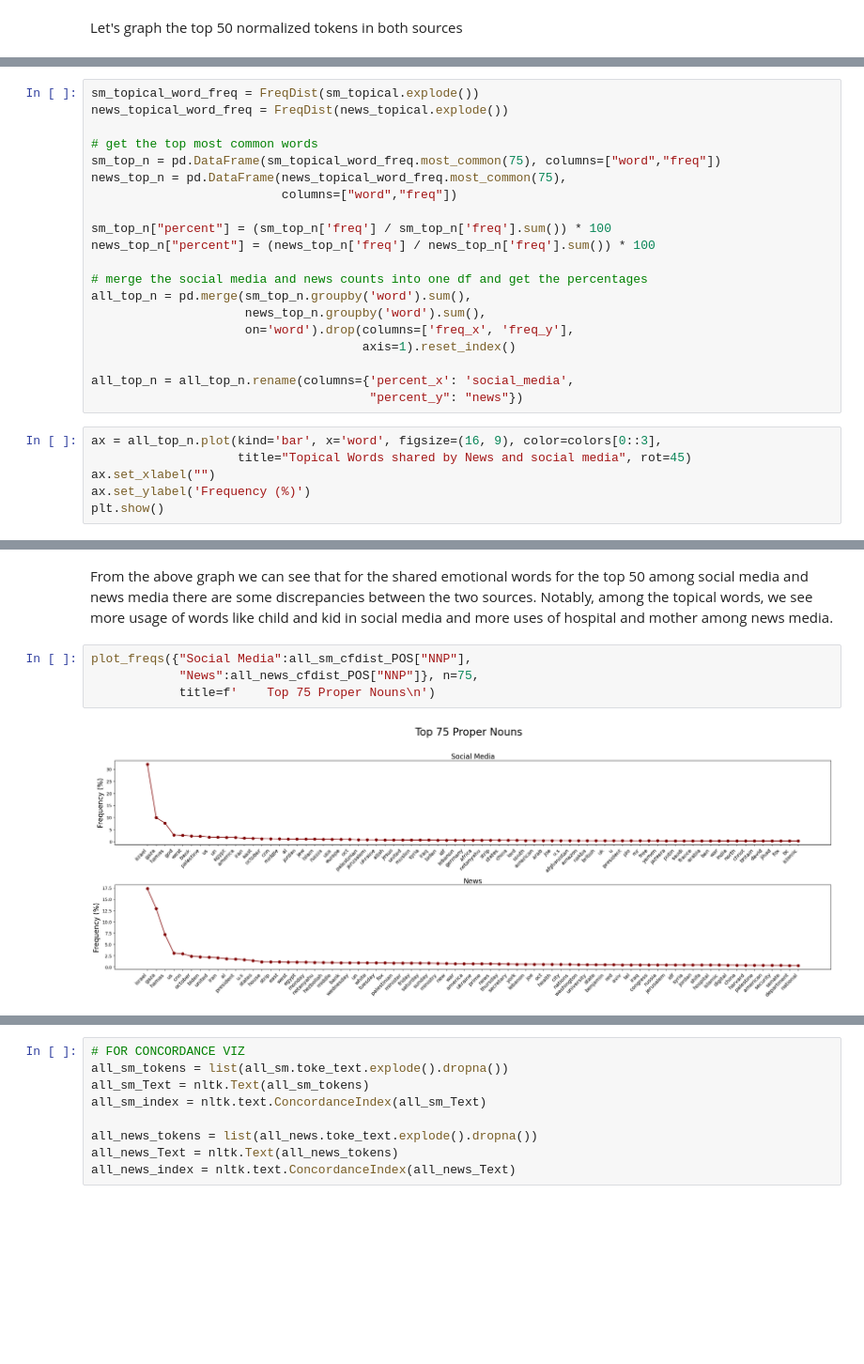
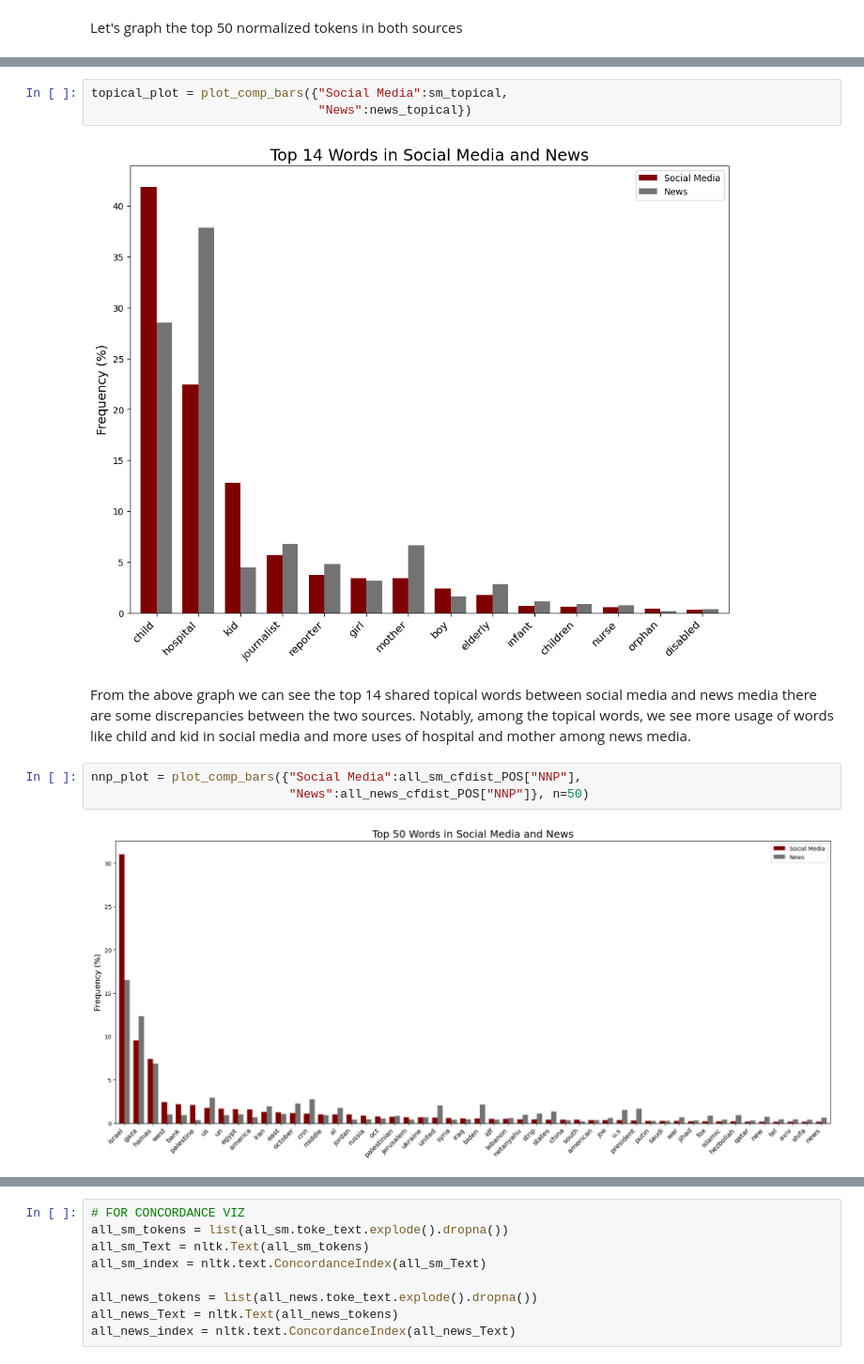
Before and after one commit to macs30122-winter24/final-project-chattbd, a Jupyter notebook: cleaning_yt_ethan.ipynb, the cells around one changed output, grey strips where cells are left out. Shown at 94% size. Cells and saved outputs as stored; diff of their text form; blank space fills up the shorter version.

Commit message:
done with data viz?

```diff
--- a/cleaning_yt_ethan.ipynb
+++ b/cleaning_yt_ethan.ipynb
@@ -649,26 +649,0 @@ plot_freqs({"Social Media":sm_emotional, "News":news_emotional}, n=10,
-# %%
-sm_topical_word_freq = FreqDist(sm_topical.explode())
-news_topical_word_freq = FreqDist(news_topical.explode())
-
-# get the top most common words
-sm_top_n = pd.DataFrame(sm_topical_word_freq.most_common(75), columns=["word","freq"])
-news_top_n = pd.DataFrame(news_topical_word_freq.most_common(75),
-                          columns=["word","freq"])
-
-sm_top_n["percent"] = (sm_top_n['freq'] / sm_top_n['freq'].sum()) * 100
-news_top_n["percent"] = (news_top_n['freq'] / news_top_n['freq'].sum()) * 100
-
-# merge the social media and news counts into one df and get the percentages
-all_top_n = pd.merge(sm_top_n.groupby('word').sum(),
-                     news_top_n.groupby('word').sum(),
-                     on='word').drop(columns=['freq_x', 'freq_y'],
-                                     axis=1).reset_index()
-
-all_top_n = all_top_n.rename(columns={'percent_x': 'social_media',
-                                      "percent_y": "news"})
-# %%
-ax = all_top_n.plot(kind='bar', x='word', figsize=(16, 9), color=colors[0::3],
-                    title="Topical Words shared by News and social media", rot=45)
-ax.set_xlabel("")
-ax.set_ylabel('Frequency (%)')
-plt.show()
@@ -677,8 +735,12 @@ plt.show()
+# %%
+topical_plot = plot_comp_bars({"Social Media":sm_topical,
+                               "News":news_topical})
+# %% [output]
+[figure, added]
 # %% [markdown]
-From the above graph we can see that for the shared emotional words for the top 50 among social media and news media there are some discrepancies between the two sources. Notably, among the topical words, we see more usage of words like child and kid in social media and more uses of hospital and mother among news media.
+From the above graph we can see the top 14 shared topical words between social media and news media there are some discrepancies between the two sources. Notably, among the topical words, we see more usage of words like child and kid in social media and more uses of hospital and mother among news media.
 # %%
-plot_freqs({"Social Media":all_sm_cfdist_POS["NNP"],
-            "News":all_news_cfdist_POS["NNP"]}, n=75,
-            title=f'    Top 75 Proper Nouns\n')
+nnp_plot = plot_comp_bars({"Social Media":all_sm_cfdist_POS["NNP"],
+                           "News":all_news_cfdist_POS["NNP"]}, n=50)
 # %% [output]
-[figure, old version]
+[figure, new version]
```
Also changed, not shown: parts of 15 cells of this notebook.
